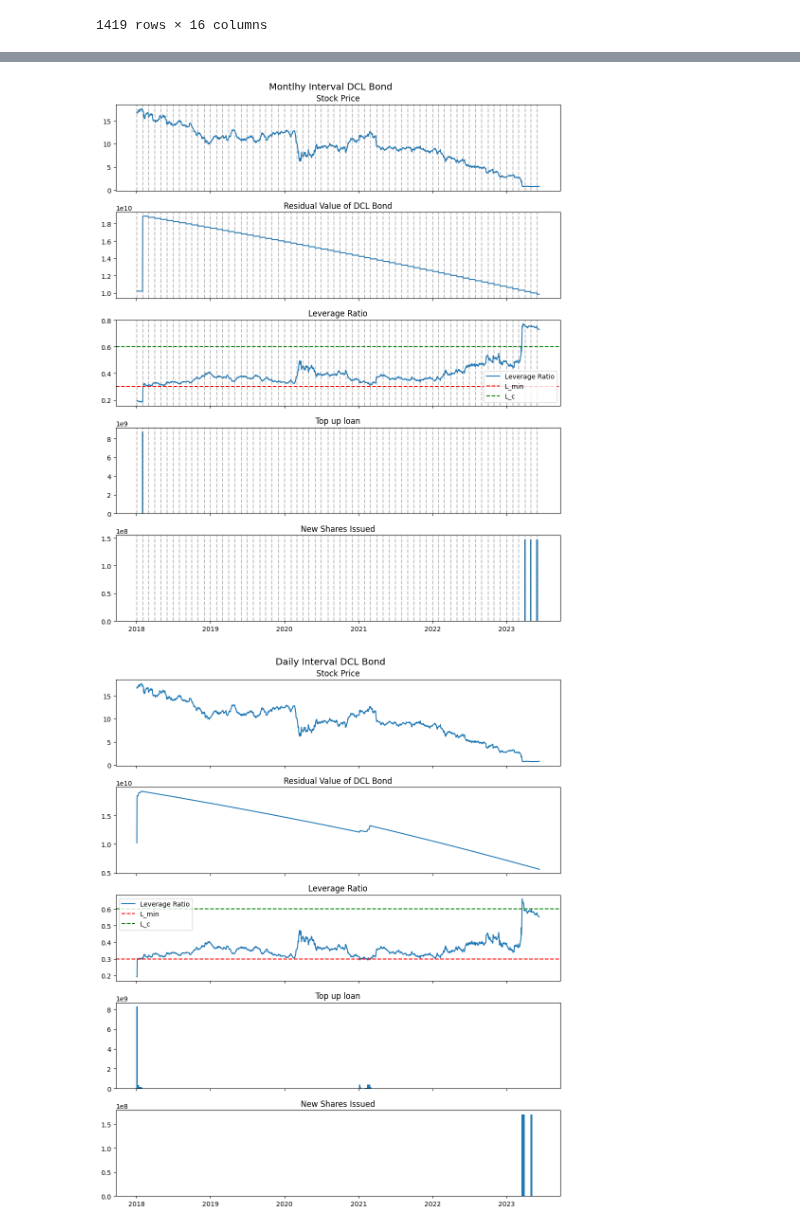
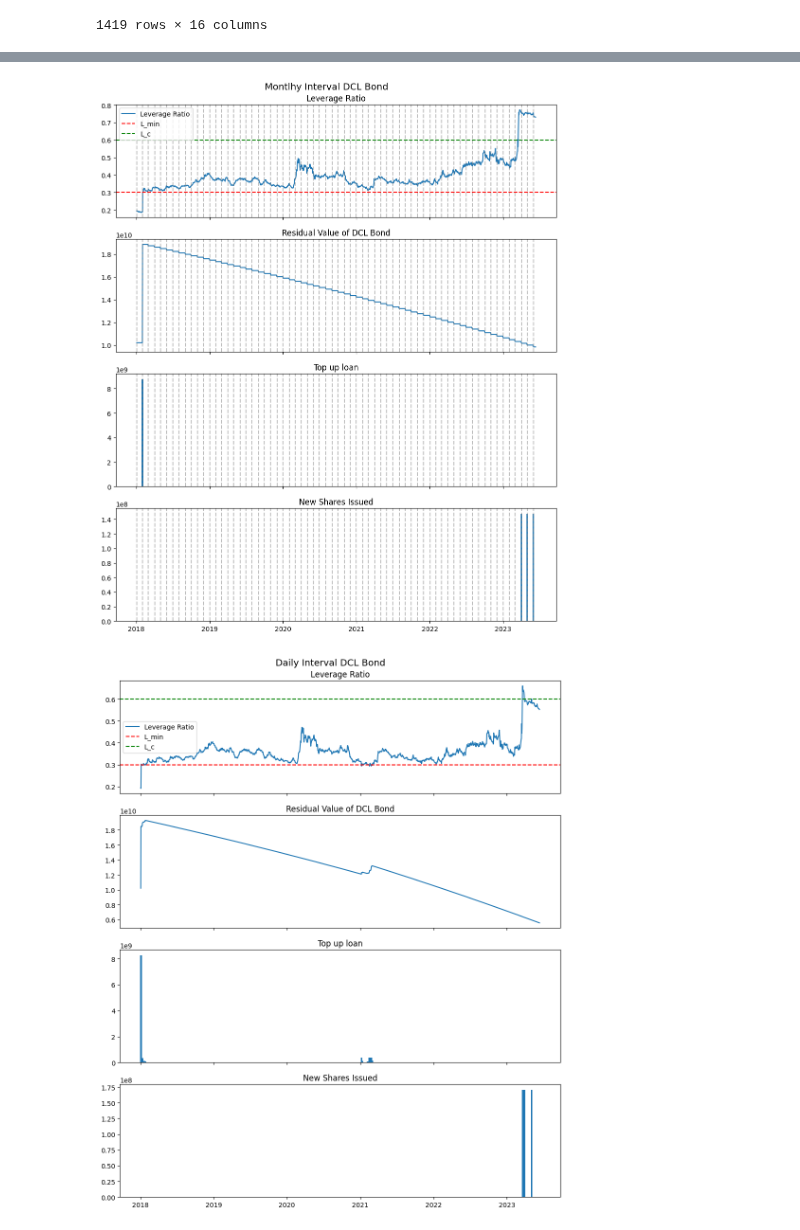
Before and after one commit to steinarb1234/DCL_coco_bond, a Jupyter notebook: main.ipynb, the cells around one changed output, grey strips where cells are left out. Drawn from its saved outputs; the diff is of its cells as text; code cells hidden in the pictures.

Commit message:
Updated output plots

```diff
--- a/main.ipynb
+++ b/main.ipynb
@@ -399,61 +399,66 @@ def plot_results(df: pd.DataFrame, title) -> None:
     Plot the results.
     """
 
-    fig, ax = plt.subplots(5, 1, sharex=True, figsize=(10,12))
+    fig, ax = plt.subplots(4, 1, sharex=True, figsize=(10,12))
     fig.suptitle(title, fontsize=14)
-
+    i = 0
 
     # ------------------------------------------------------------------
     # 1) Stock price
     # ------------------------------------------------------------------
-    ax[0].plot(df.index, df['Close'], label='Close')
-    ax[0].set_title('Stock Price')
+    # ax[0].plot(df.index, df['Close'], label='Close')
+    # ax[0].set_title('Stock Price')
     # ax[0].legend(loc='best')
+    # i += 1
 
     # TODO: Add shares outstanding plot
     # ax[1].plot(df.index, df['Shares outstanding'], label='Shares outstanding')
     # ax[1].set_title('Shares outstanding')
 
     # ------------------------------------------------------------------
-    # 2) Residual value of DCL bond
+    # 2) Leverage ratio
     # ------------------------------------------------------------------
-    ax[1].plot(df.index, df['RQ_k'], label='RQ_k')
-    ax[1].set_title('Residual Value of DCL Bond')
+    ax[i].plot(df.index, df['Leverage ratio'], label='Leverage Ratio')
+    ax[i].axhline(y=L_min, linestyle='--', label='L_min', color='red')
+    ax[i].axhline(y=L_c,   linestyle='--', label='L_c',   color='green')
+    ax[i].set_title('Leverage Ratio')
+    ax[i].legend(loc='best')
+    i += 1
+
+    # ------------------------------------------------------------------
+    # 3) Residual value of DCL bond
+    # ------------------------------------------------------------------
+    ax[i].plot(df.index, df['RQ_k'], label='RQ_k')
+    ax[i].set_title('Residual Value of DCL Bond')
     # ax[1].legend(loc='best')
+    i += 1
 
     # TODO: Add alpha plot
     # TODO: Add new debt issued plot
 
     # ------------------------------------------------------------------
-    # 3) Leverage ratio
-    # ------------------------------------------------------------------
-    ax[2].plot(df.index, df['Leverage ratio'], label='Leverage Ratio')
-    ax[2].axhline(y=L_min, linestyle='--', label='L_min', color='red')
-    ax[2].axhline(y=L_c,   linestyle='--', label='L_c',   color='green')
-    ax[2].set_title('Leverage Ratio')
-    ax[2].legend(loc='best')
-
-    # ------------------------------------------------------------------
     # 4) New Debt Issued
     # ------------------------------------------------------------------
     if 'Top up loan' in df.columns:
-        ax[3].bar(df.index, df['Top up loan'], label='Top up loan', width=8)
-        ax[3].set_title('Top up loan')
-        # ax[3].legend(loc='best')
+        ax[i].bar(df.index, df['Top up loan'], label='Top up loan', width=8)
+        ax[i].set_title('Top up loan')
+        # ax[i].legend(loc='best')
     else:
-        ax[3].text(0.5, 0.5, 'No "Top up loan" column in DataFrame',
+        ax[i].text(0.5, 0.5, 'No "Top up loan" column in DataFrame',
                    ha='center', va='center', transform=ax[3].transAxes)
+    i += 1
 
     # ------------------------------------------------------------------
     # 5) New Shares Issued
     # ------------------------------------------------------------------
     if 'New shares issued' in df.columns:
-        ax[4].bar(df.index, df['New shares issued'], label='New Shares Issued', width=8)
-        ax[4].set_title('New Shares Issued')
-        # ax[4].legend(loc='best')
+        ax[i].bar(df.index, df['New shares issued'], label='New Shares Issued', width=8)
+        ax[i].set_title('New Shares Issued')
+        # ax[i].legend(loc='best')
     else:
-        ax[4].text(0.5, 0.5, 'No "New shares issued" column in DataFrame',
+        ax[i].text(0.5, 0.5, 'No "New shares issued" column in DataFrame',
                    ha='center', va='center', transform=ax[4].transAxes)
+    i += 1
 
     # ------------------------------------------------------------------
     # Add vertical lines at the start of each period k
@@ -471,7 +476,7 @@ def plot_results(df: pd.DataFrame, title) -> None:
                 axis.axvline(first_date_k, color='gray', linestyle='--', alpha=0.5)
 
     plt.tight_layout()
-    plt.savefig("images/results.png")
+    plt.savefig(f"images/{title}.png")
     plt.show()
 
 plot_results(cs_dcl_yearly, title="Yearly Interval DCL Bond")
@@ -482,2 +487,2 @@ plot_results(cs_dcl_daily, title="Daily Interval DCL Bond")
-[figure, old version]
+[figure, new version]
-[figure, old version]
+[figure, new version]
```
Also changed, not shown: parts of 3 cells of this notebook, 14 other files.
